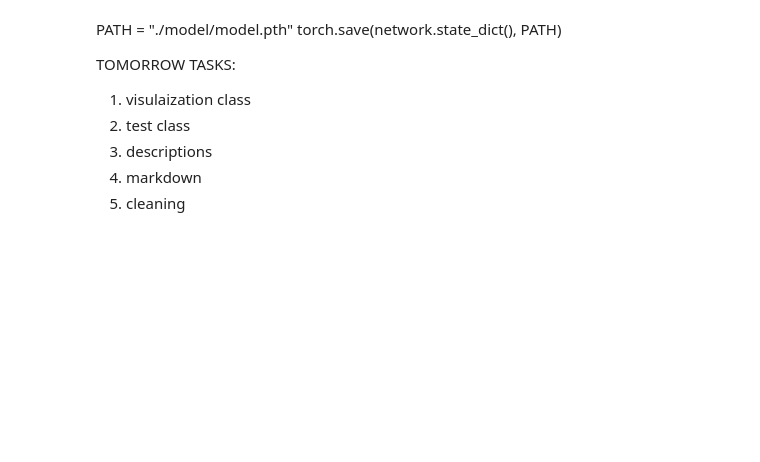
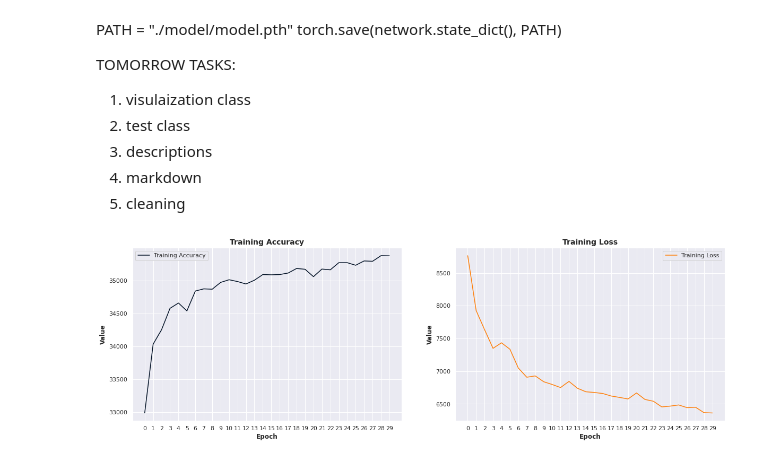
Before and after one commit to WorldWideWest/DSS-Cancer, a Jupyter notebook: classification.ipynb, the cells around one changed output. Drawn from its saved outputs; the diff is of its cells as text; code cells hidden in the pictures; blank space fills up the shorter version.

Commit message:
Visualizing the metrics

```diff
--- a/classification.ipynb
+++ b/classification.ipynb
@@ -216,14 +190,0 @@ plt.show()
-# %%
-plt.figure(figsize = (8,6))
-plt.plot(avgEpochLoss, label = "Training Loss", color = "#001024")
-plt.plot(valEpochLoss, label = "Validation Loss", color = "#FF800B")
-plt.title("Training and Validation Loss", fontsize = 14, fontweight = "bold")
-plt.xlabel("Epoch", fontsize = 12, fontweight = "bold")
-plt.ylabel("Value", fontsize = 12, fontweight = "bold")
-plt.xticks([0, 1, 2, 3, 4, 5, 6, 7, 8, 9, 10, 11, 12, 13, 14])
-
-sns.set_style("white")
-sns.despine(top = True, right = True)
-
-plt.legend()
-plt.show()
@@ -235,0 +191,31 @@ valIncorrect = len(validationData.targets) - validationAccuracy
+# %%
+trainingLoss = []
+for i in avgTrainingLoss:
+    trainingLoss.append(i*30)
+
+valLoss = []
+for j in avgValLoss:
+    valLoss.append(j * 30)
+# %%
+fig, (ax1, ax2) = plt.subplots(1, 2, figsize = (20,6))
+ax1.plot(trainingAcc, label = "Training Accuracy", color = "#001024")
+ax2.plot(trainingLoss, label = "Training Loss", color = "#FF800B")
+
+ax1.set_title("Training Accuracy", fontsize = 14, fontweight = "bold")
+ax2.set_title("Training Loss", fontsize = 14, fontweight = "bold")
+
+ax1.set_xlabel("Epoch", fontsize = 12, fontweight = "bold")
+ax1.set_xticks(range(30))
+ax1.set_ylabel("Value", fontsize = 12, fontweight = "bold")
+
+ax2.set_xlabel("Epoch", fontsize = 12, fontweight = "bold")
+ax2.set_xticks(range(30))
+ax2.set_ylabel("Value", fontsize = 12, fontweight = "bold")
+
+sns.set_style("darkgrid")
+
+ax1.legend()
+ax2.legend()
+plt.show()
+# %% [output]
+[figure, added]
```
Also changed, not shown: parts of 6 cells of this notebook.
